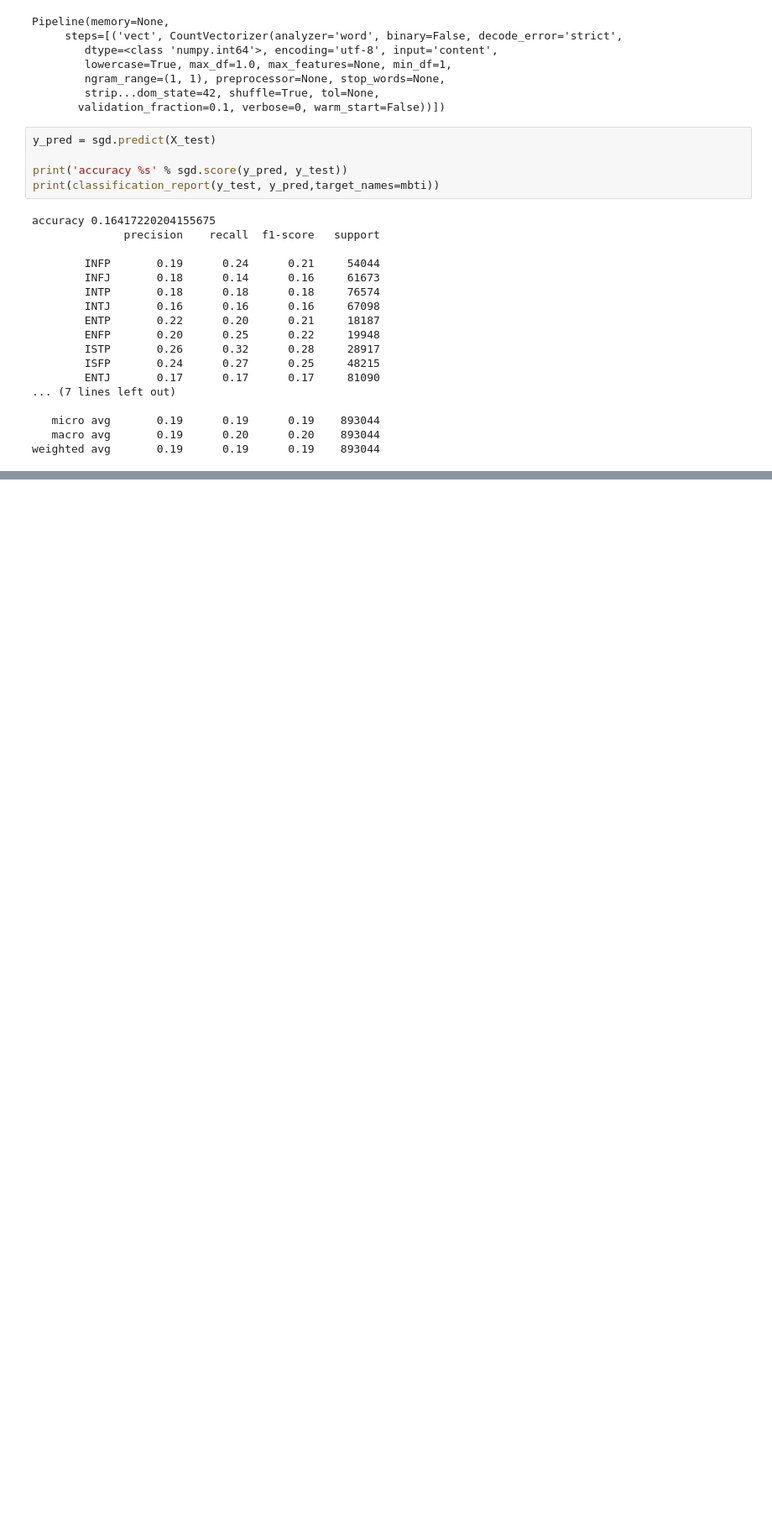
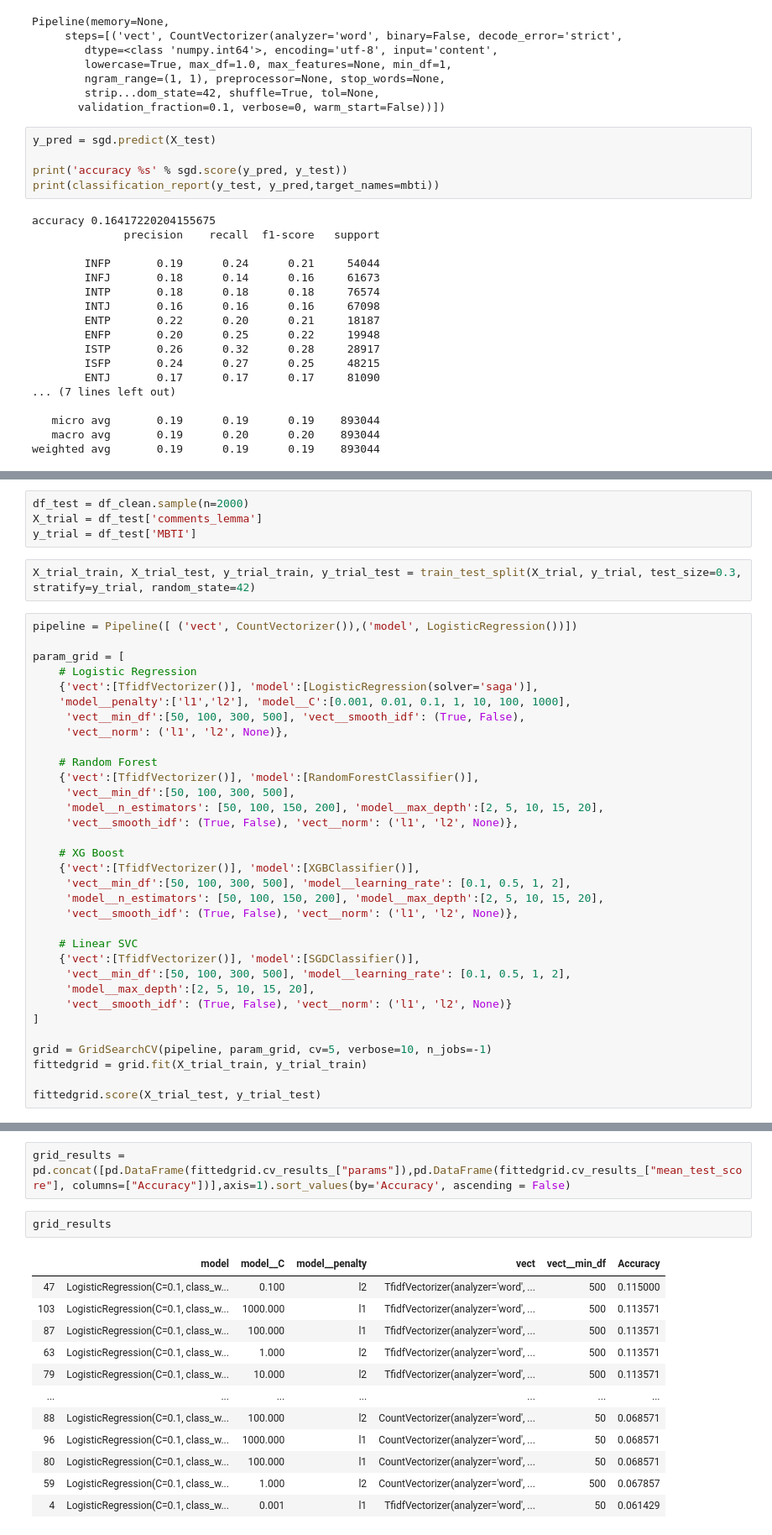
Before and after one commit to doylez/Reddit-MBTI, a Jupyter notebook: Notebooks/Simple Models .ipynb, the cells around one changed output, grey strips where cells are left out. Shown at 84% size. Drawn from its saved outputs; the diff is of its cells as text; blank space fills up the shorter version.

Commit message:
Some Experiments on Modelling
Experiments are conducted, more needed to be done

```diff
--- a/Notebooks/Simple Models .ipynb
+++ b/Notebooks/Simple Models .ipynb
@@ -184,0 +255,39 @@ weighted avg       0.19      0.19      0.19    893044
+# %%
+df_test = df_clean.sample(n=2000)
+X_trial = df_test['comments_lemma']
+y_trial = df_test['MBTI']
+# %%
+X_trial_train, X_trial_test, y_trial_train, y_trial_test = train_test_split(X_trial, y_trial, test_size=0.3, stratify=y_trial, random_state=42)
+# %%
+pipeline = Pipeline([ ('vect', CountVectorizer()),('model', LogisticRegression())])
+
+param_grid = [
+    # Logistic Regression
+    {'vect':[TfidfVectorizer()], 'model':[LogisticRegression(solver='saga')],
+    'model__penalty':['l1','l2'], 'model__C':[0.001, 0.01, 0.1, 1, 10, 100, 1000],
+     'vect__min_df':[50, 100, 300, 500], 'vect__smooth_idf': (True, False),
+     'vect__norm': ('l1', 'l2', None)},
+
+    # Random Forest
+    {'vect':[TfidfVectorizer()], 'model':[RandomForestClassifier()],
+     'vect__min_df':[50, 100, 300, 500],
+     'model__n_estimators': [50, 100, 150, 200], 'model__max_depth':[2, 5, 10, 15, 20],
+     'vect__smooth_idf': (True, False), 'vect__norm': ('l1', 'l2', None)},
+
+    # XG Boost
+    {'vect':[TfidfVectorizer()], 'model':[XGBClassifier()],
+     'vect__min_df':[50, 100, 300, 500], 'model__learning_rate': [0.1, 0.5, 1, 2],
+     'model__n_estimators': [50, 100, 150, 200], 'model__max_depth':[2, 5, 10, 15, 20],
+     'vect__smooth_idf': (True, False), 'vect__norm': ('l1', 'l2', None)},
+
+    # Linear SVC
+    {'vect':[TfidfVectorizer()], 'model':[SGDClassifier()],
+     'vect__min_df':[50, 100, 300, 500], 'model__learning_rate': [0.1, 0.5, 1, 2],
+     'model__max_depth':[2, 5, 10, 15, 20],
+     'vect__smooth_idf': (True, False), 'vect__norm': ('l1', 'l2', None)}
+]
+
+grid = GridSearchCV(pipeline, param_grid, cv=5, verbose=10, n_jobs=-1)
+fittedgrid = grid.fit(X_trial_train, y_trial_train)
+
+fittedgrid.score(X_trial_test, y_trial_test)
@@ -184,0 +327,17 @@ weighted avg       0.19      0.19      0.19    893044
+# %%
+grid_results = pd.concat([pd.DataFrame(fittedgrid.cv_results_["params"]),pd.DataFrame(fittedgrid.cv_results_["mean_test_score"], columns=["Accuracy"])],axis=1).sort_values(by='Accuracy', ascending = False)
+# %%
+grid_results
+# %% [output]
+|  | model | model__C | model__penalty | vect | vect__min_df | Accuracy |
+| 47 | LogisticRegression(C=0.1, class_w... | 0.100 | l2 | TfidfVectorizer(analyzer='word', ... | 500 | 0.115000 |
+| 103 | LogisticRegression(C=0.1, class_w... | 1000.000 | l1 | TfidfVectorizer(analyzer='word', ... | 500 | 0.113571 |
+| 87 | LogisticRegression(C=0.1, class_w... | 100.000 | l1 | TfidfVectorizer(analyzer='word', ... | 500 | 0.113571 |
+| 63 | LogisticRegression(C=0.1, class_w... | 1.000 | l2 | TfidfVectorizer(analyzer='word', ... | 500 | 0.113571 |
+| 79 | LogisticRegression(C=0.1, class_w... | 10.000 | l2 | TfidfVectorizer(analyzer='word', ... | 500 | 0.113571 |
+| ... | ... | ... | ... | ... | ... | ... |
+| 88 | LogisticRegression(C=0.1, class_w... | 100.000 | l2 | CountVectorizer(analyzer='word', ... | 50 | 0.068571 |
+| 96 | LogisticRegression(C=0.1, class_w... | 1000.000 | l1 | CountVectorizer(analyzer='word', ... | 50 | 0.068571 |
+| 80 | LogisticRegression(C=0.1, class_w... | 100.000 | l1 | CountVectorizer(analyzer='word', ... | 50 | 0.068571 |
+| 59 | LogisticRegression(C=0.1, class_w... | 1.000 | l2 | CountVectorizer(analyzer='word', ... | 500 | 0.067857 |
+| 4 | LogisticRegression(C=0.1, class_w... | 0.001 | l1 | TfidfVectorizer(analyzer='word', ... | 50 | 0.061429 |
```
Also changed, not shown: parts of 27 cells of this notebook, 7 other files.
